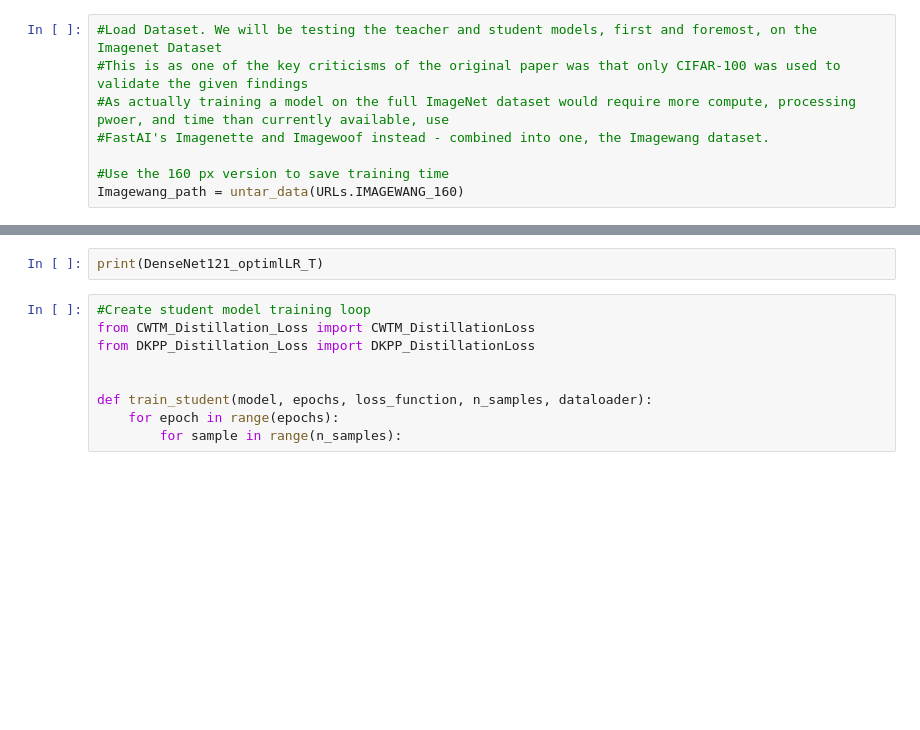
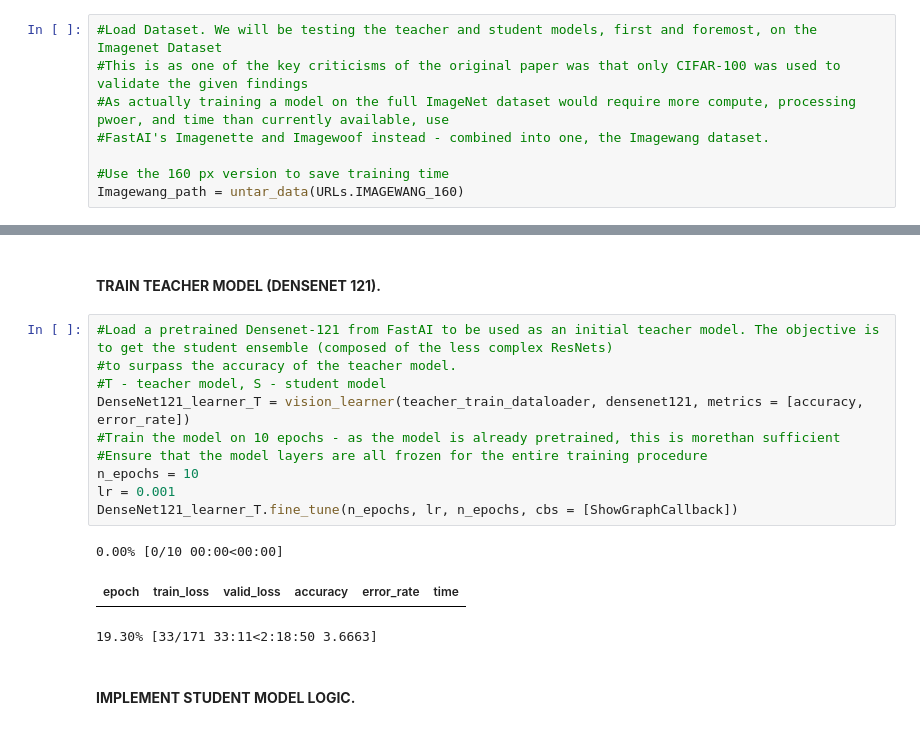
Before and after one commit to thetechdude124/Born-Again-NNs-From-Scratch, a Jupyter notebook: BNNs_Experimentation.ipynb, the cells around one changed output, grey strips where cells are left out. Cells and saved outputs as stored; diff of their text form; blank space fills up the shorter version.

Commit message:
Added student ensemble training functionality, handling for CWTM and DKPP distillation losses, individual student model training loops, and trained initial teacher (DenseNet 121).

```diff
--- a/BNNs_Experimentation.ipynb
+++ b/BNNs_Experimentation.ipynb
@@ -47,11 +36,18 @@ Downloading: "https://download.pytorch.org/models/densenet121-a639ec97.pth" to C
-# %%
-print(DenseNet121_optimlLR_T)
-# %%
-#Create student model training loop
-from CWTM_Distillation_Loss import CWTM_DistillationLoss
-from DKPP_Distillation_Loss import DKPP_DistillationLoss
-
-
-def train_student(model, epochs, loss_function, n_samples, dataloader):
-    for epoch in range(epochs):
-        for sample in range(n_samples):
+# %% [markdown]
+#### **TRAIN TEACHER MODEL (DENSENET 121).**
+# %%
+#Load a pretrained Densenet-121 from FastAI to be used as an initial teacher model. The objective is to get the student ensemble (composed of the less complex ResNets)
+#to surpass the accuracy of the teacher model.
+#T - teacher model, S - student model
+DenseNet121_learner_T = vision_learner(teacher_train_dataloader, densenet121, metrics = [accuracy, error_rate])
+#Train the model on 10 epochs - as the model is already pretrained, this is morethan sufficient
+#Ensure that the model layers are all frozen for the entire training procedure
+n_epochs = 10
+lr = 0.001
+DenseNet121_learner_T.fine_tune(n_epochs, lr, n_epochs, cbs = [ShowGraphCallback])
+# %% [output]
+0.00% [0/10 00:00<00:00]
+| epoch | train_loss | valid_loss | accuracy | error_rate | time |
+19.30% [33/171 33:11<2:18:50 3.6663]
+# %% [markdown]
+#### **IMPLEMENT STUDENT MODEL LOGIC.**
```
Also changed, not shown: parts of 6 cells of this notebook.
